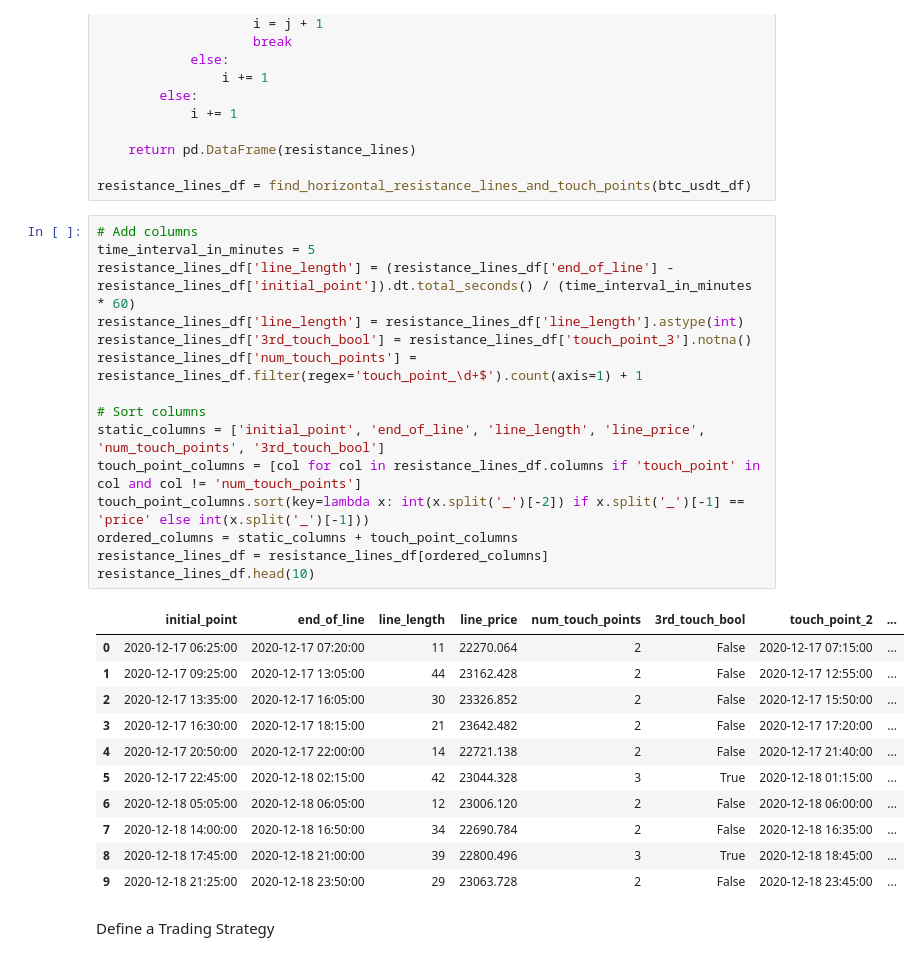
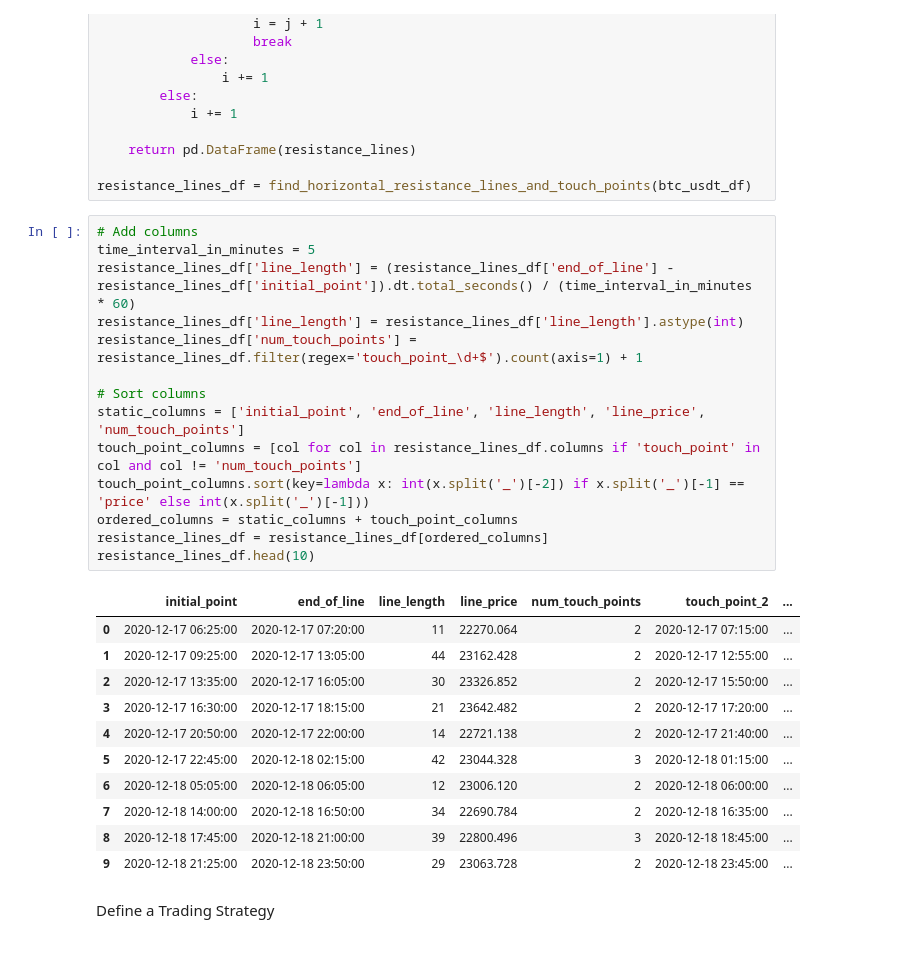
Before and after one commit to alexbabits/crypto-backtester, a Jupyter notebook: Strategy.ipynb, the cells around one changed output. Saved outputs shown, nothing was run; the diff lists cells and outputs as text.

Commit message:
removed 3rd bool, notes

```diff
--- a/Strategy.ipynb
+++ b/Strategy.ipynb
@@ -112,30 +112,29 @@ resistance_lines_df = find_horizontal_resistance_lines_and_touch_points(btc_usdt
 # %%
 # Add columns
 time_interval_in_minutes = 5
 resistance_lines_df['line_length'] = (resistance_lines_df['end_of_line'] - resistance_lines_df['initial_point']).dt.total_seconds() / (time_interval_in_minutes * 60)
 resistance_lines_df['line_length'] = resistance_lines_df['line_length'].astype(int)
-resistance_lines_df['3rd_touch_bool'] = resistance_lines_df['touch_point_3'].notna()
 resistance_lines_df['num_touch_points'] = resistance_lines_df.filter(regex='touch_point_\d+$').count(axis=1) + 1
 
 # Sort columns
-static_columns = ['initial_point', 'end_of_line', 'line_length', 'line_price', 'num_touch_points', '3rd_touch_bool']
+static_columns = ['initial_point', 'end_of_line', 'line_length', 'line_price', 'num_touch_points']
 touch_point_columns = [col for col in resistance_lines_df.columns if 'touch_point' in col and col != 'num_touch_points']
 touch_point_columns.sort(key=lambda x: int(x.split('_')[-2]) if x.split('_')[-1] == 'price' else int(x.split('_')[-1]))
 ordered_columns = static_columns + touch_point_columns
 resistance_lines_df = resistance_lines_df[ordered_columns]
 resistance_lines_df.head(10)
 # %% [output]
-|  | initial_point | end_of_line | line_length | line_price | num_touch_points | 3rd_touch_bool | touch_point_2 | ... |
-| 0 | 2020-12-17 06:25:00 | 2020-12-17 07:20:00 | 11 | 22270.064 | 2 | False | 2020-12-17 07:15:00 | ... |
-| 1 | 2020-12-17 09:25:00 | 2020-12-17 13:05:00 | 44 | 23162.428 | 2 | False | 2020-12-17 12:55:00 | ... |
-| 2 | 2020-12-17 13:35:00 | 2020-12-17 16:05:00 | 30 | 23326.852 | 2 | False | 2020-12-17 15:50:00 | ... |
-| 3 | 2020-12-17 16:30:00 | 2020-12-17 18:15:00 | 21 | 23642.482 | 2 | False | 2020-12-17 17:20:00 | ... |
-| 4 | 2020-12-17 20:50:00 | 2020-12-17 22:00:00 | 14 | 22721.138 | 2 | False | 2020-12-17 21:40:00 | ... |
-| 5 | 2020-12-17 22:45:00 | 2020-12-18 02:15:00 | 42 | 23044.328 | 3 | True | 2020-12-18 01:15:00 | ... |
-| 6 | 2020-12-18 05:05:00 | 2020-12-18 06:05:00 | 12 | 23006.120 | 2 | False | 2020-12-18 06:00:00 | ... |
-| 7 | 2020-12-18 14:00:00 | 2020-12-18 16:50:00 | 34 | 22690.784 | 2 | False | 2020-12-18 16:35:00 | ... |
-| 8 | 2020-12-18 17:45:00 | 2020-12-18 21:00:00 | 39 | 22800.496 | 3 | True | 2020-12-18 18:45:00 | ... |
-| 9 | 2020-12-18 21:25:00 | 2020-12-18 23:50:00 | 29 | 23063.728 | 2 | False | 2020-12-18 23:45:00 | ... |
+|  | initial_point | end_of_line | line_length | line_price | num_touch_points | touch_point_2 | ... |
+| 0 | 2020-12-17 06:25:00 | 2020-12-17 07:20:00 | 11 | 22270.064 | 2 | 2020-12-17 07:15:00 | ... |
+| 1 | 2020-12-17 09:25:00 | 2020-12-17 13:05:00 | 44 | 23162.428 | 2 | 2020-12-17 12:55:00 | ... |
+| 2 | 2020-12-17 13:35:00 | 2020-12-17 16:05:00 | 30 | 23326.852 | 2 | 2020-12-17 15:50:00 | ... |
+| 3 | 2020-12-17 16:30:00 | 2020-12-17 18:15:00 | 21 | 23642.482 | 2 | 2020-12-17 17:20:00 | ... |
+| 4 | 2020-12-17 20:50:00 | 2020-12-17 22:00:00 | 14 | 22721.138 | 2 | 2020-12-17 21:40:00 | ... |
+| 5 | 2020-12-17 22:45:00 | 2020-12-18 02:15:00 | 42 | 23044.328 | 3 | 2020-12-18 01:15:00 | ... |
+| 6 | 2020-12-18 05:05:00 | 2020-12-18 06:05:00 | 12 | 23006.120 | 2 | 2020-12-18 06:00:00 | ... |
+| 7 | 2020-12-18 14:00:00 | 2020-12-18 16:50:00 | 34 | 22690.784 | 2 | 2020-12-18 16:35:00 | ... |
+| 8 | 2020-12-18 17:45:00 | 2020-12-18 21:00:00 | 39 | 22800.496 | 3 | 2020-12-18 18:45:00 | ... |
+| 9 | 2020-12-18 21:25:00 | 2020-12-18 23:50:00 | 29 | 23063.728 | 2 | 2020-12-18 23:45:00 | ... |
 # %% [markdown]
 Define a Trading Strategy
 # %%
```
Also changed, not shown: parts of 1 cell of this notebook, 1 other file.
